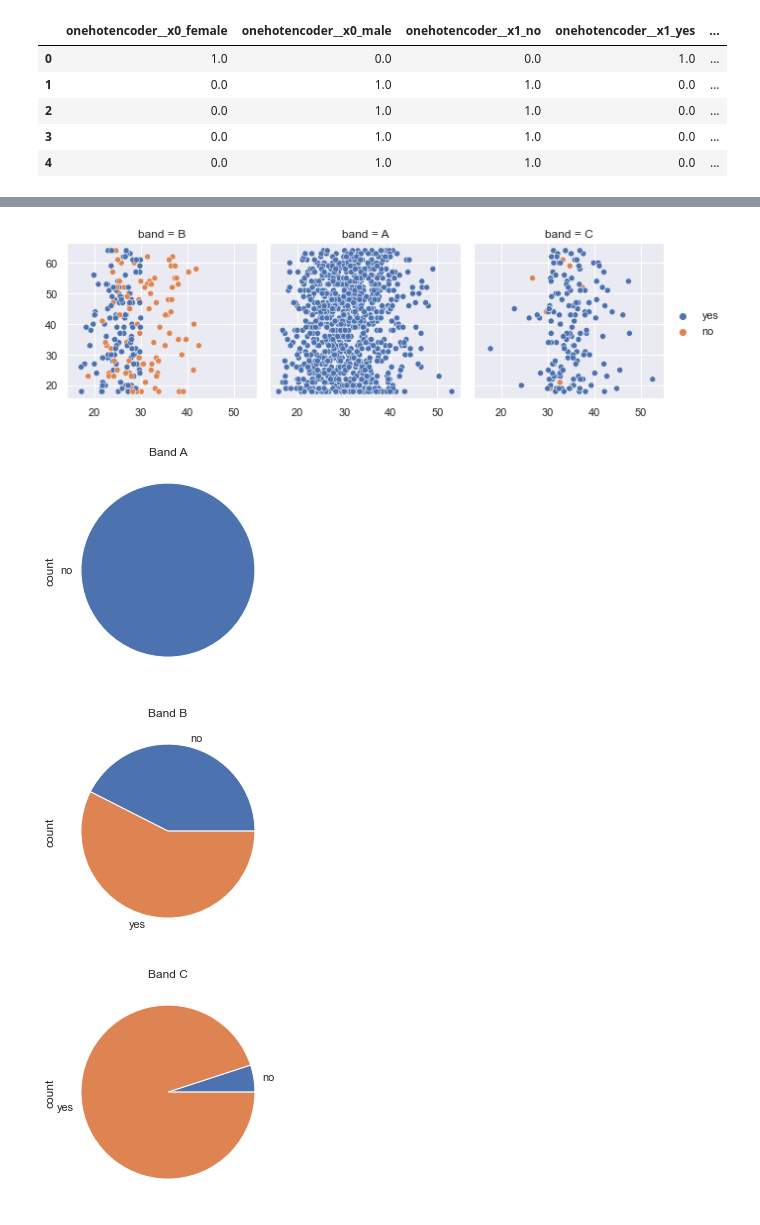
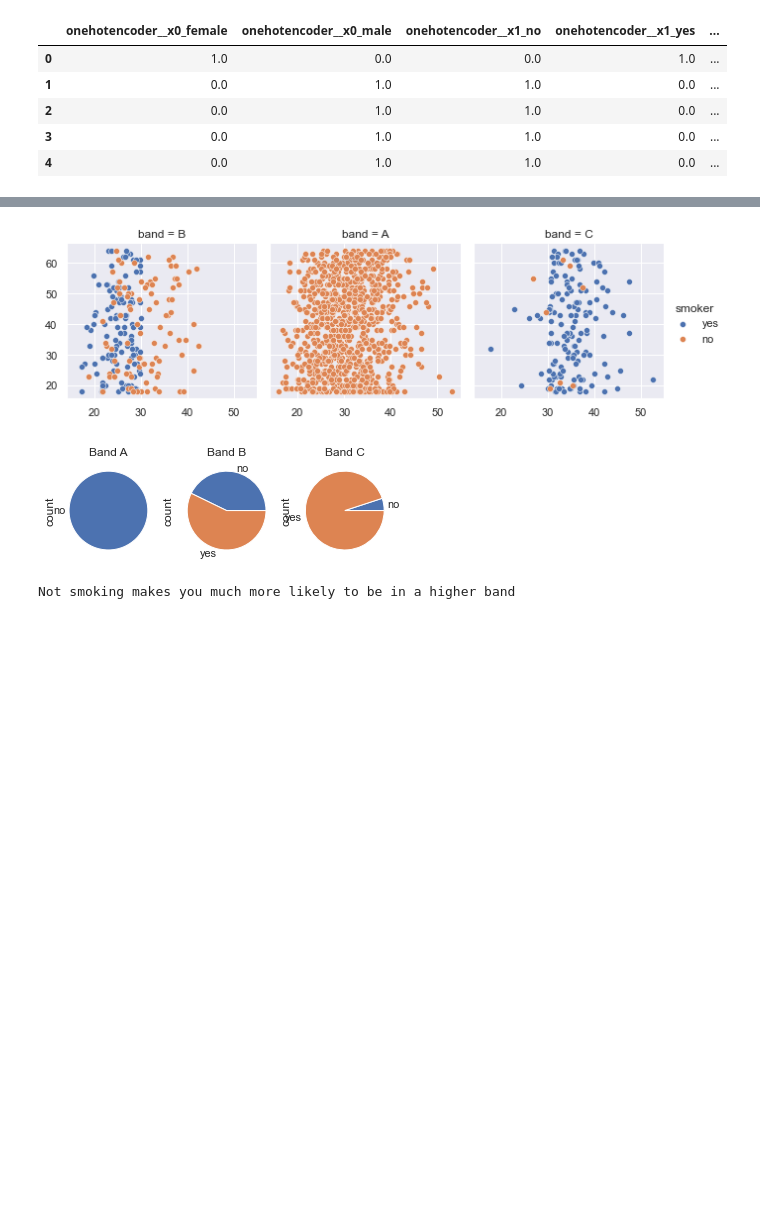
Before and after one commit to mchaudry1/IUBDC, a Jupyter notebook: HealthInsuranceAnalysis.ipynb, the cells around one changed output, grey strips where cells are left out. Saved outputs shown, nothing was run; the diff lists cells and outputs as text; code cells hidden in the pictures; blank space fills up the shorter version.

```diff
--- a/HealthInsuranceAnalysis.ipynb
+++ b/HealthInsuranceAnalysis.ipynb
@@ -268,8 +270,8 @@ plt.show()
 <Figure size 144x144 with 0 Axes>
 # %%
-#band A is label 1, B is label 0, C is label 2
-mapping = {1:"A",2:"C",0:"B"} #mapping may need to be changed every run
+mapping = {0:"A",1:"B",2:"C"}
 bands=[mapping[k] for k in labels]
+bandlist=["A","B","C"]
 # %%
 df["band"]=bands
 # %%
@@ -313,22 +320,22 @@ Children similar, ((probably irrelevant))
 # %%
-g = sns.FacetGrid(df, col="band")
-g.map_dataframe(sns.scatterplot, x="bmi", y="age", hue="smoker")
+g = sns.FacetGrid(df, col="band", hue="smoker")
+g.map_dataframe(sns.scatterplot, x="bmi", y="age")
 g.add_legend()
 #Why are there so many yes's for A??? doesn't look right at all
 plt.show()
 # %% [output]
-[figure, old version]
+[figure, new version]
 # %%
-for x in sorted(set(df["band"])):
+for i in range(3):
+    x=bandlist[i]
+    plt.subplot(1, 3, i+1)
     df[df["band"]==x].groupby("smoker")["count"].sum().plot.pie()
     plt.title("Band " +x)
-    plt.show()
-    #Doesn't look anything like above graph for C????? trust it more than facet grid
+plt.show()
 print("Not smoking makes you much more likely to be in a higher band")
 # %% [output]
-[figure, old version]
+[figure, new version]
-[figure, removed]
-[figure, removed]
+Not smoking makes you much more likely to be in a higher band
 # %%
 g = sns.FacetGrid(df, col="band")
 g.map_dataframe(sns.countplot, x="region")
```
Also changed, not shown: parts of 23 cells of this notebook.
